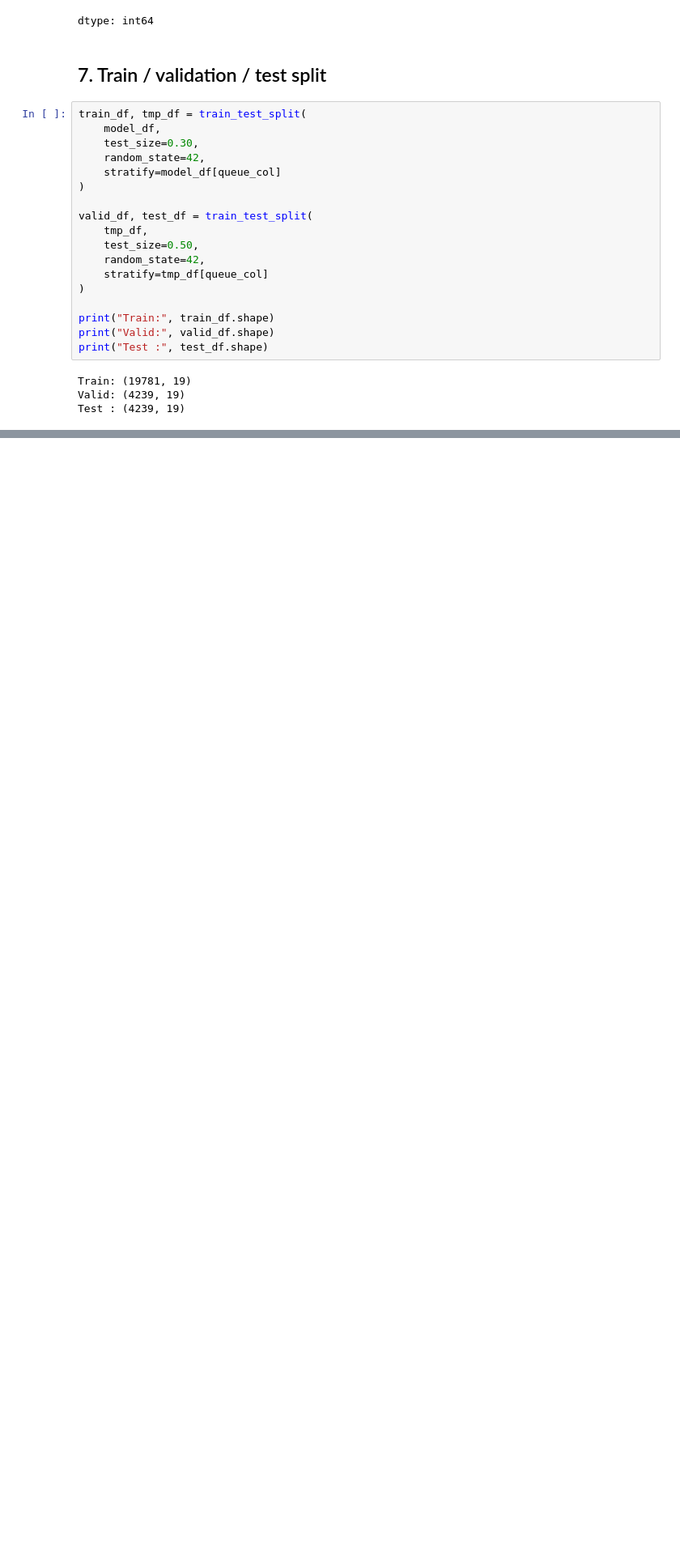
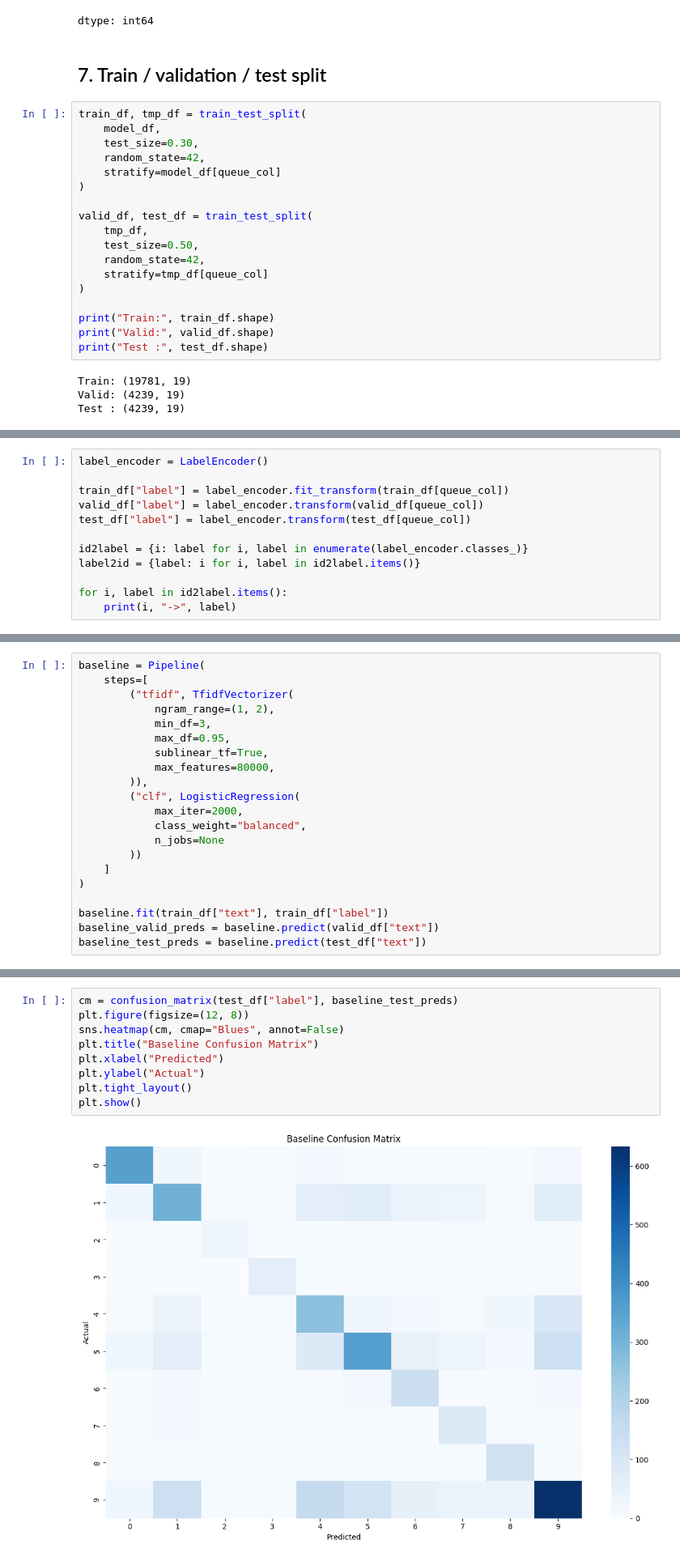
Before and after one commit to mdmohsin212/Kaggle-competitions, a Jupyter notebook: Support Ticket Intelligence/notebook/support_ticket.ipynb, the cells around one changed output, grey strips where cells are left out. Shown at 81% size. Saved outputs shown, nothing was run; the diff lists cells and outputs as text; blank space fills up the shorter version.

Commit message:
Train on Classical Baseline

```diff
--- a/Support Ticket Intelligence/notebook/support_ticket.ipynb
+++ b/Support Ticket Intelligence/notebook/support_ticket.ipynb
@@ -290,0 +293,12 @@ Test : (4239, 19)
+# %%
+label_encoder = LabelEncoder()
+
+train_df["label"] = label_encoder.fit_transform(train_df[queue_col])
+valid_df["label"] = label_encoder.transform(valid_df[queue_col])
+test_df["label"] = label_encoder.transform(test_df[queue_col])
+
+id2label = {i: label for i, label in enumerate(label_encoder.classes_)}
+label2id = {label: i for i, label in id2label.items()}
+
+for i, label in id2label.items():
+    print(i, "->", label)
@@ -290,0 +318,21 @@ Test : (4239, 19)
+# %%
+baseline = Pipeline(
+    steps=[
+        ("tfidf", TfidfVectorizer(
+            ngram_range=(1, 2),
+            min_df=3,
+            max_df=0.95,
+            sublinear_tf=True,
+            max_features=80000,
+        )),
+        ("clf", LogisticRegression(
+            max_iter=2000,
+            class_weight="balanced",
+            n_jobs=None
+        ))
+    ]
+)
+
+baseline.fit(train_df["text"], train_df["label"])
+baseline_valid_preds = baseline.predict(valid_df["text"])
+baseline_test_preds = baseline.predict(test_df["text"])
@@ -290,0 +377,11 @@ Test : (4239, 19)
+# %%
+cm = confusion_matrix(test_df["label"], baseline_test_preds)
+plt.figure(figsize=(12, 8))
+sns.heatmap(cm, cmap="Blues", annot=False)
+plt.title("Baseline Confusion Matrix")
+plt.xlabel("Predicted")
+plt.ylabel("Actual")
+plt.tight_layout()
+plt.show()
+# %% [output]
+[figure, added]
```
Also changed, not shown: parts of 5 cells of this notebook.
